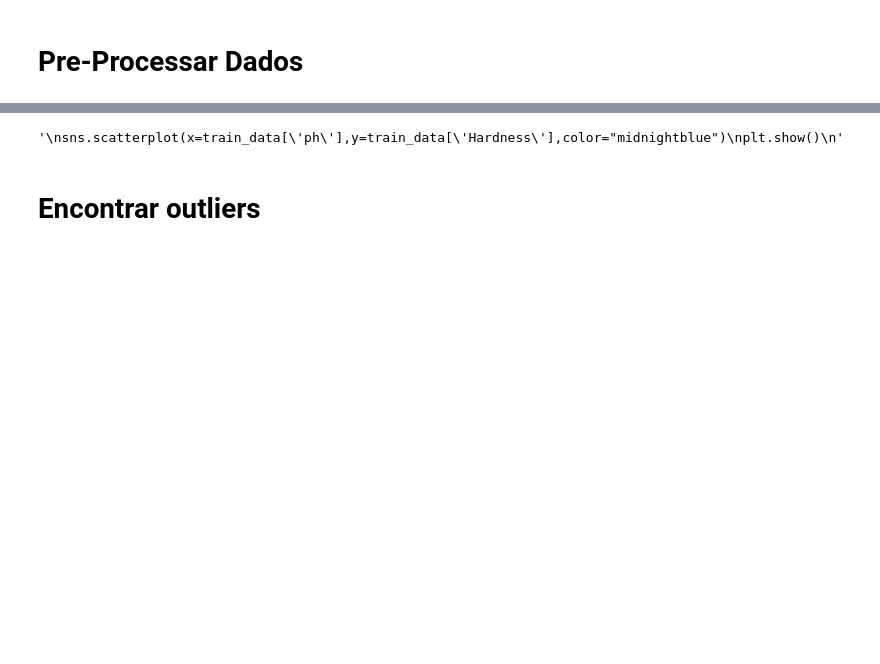
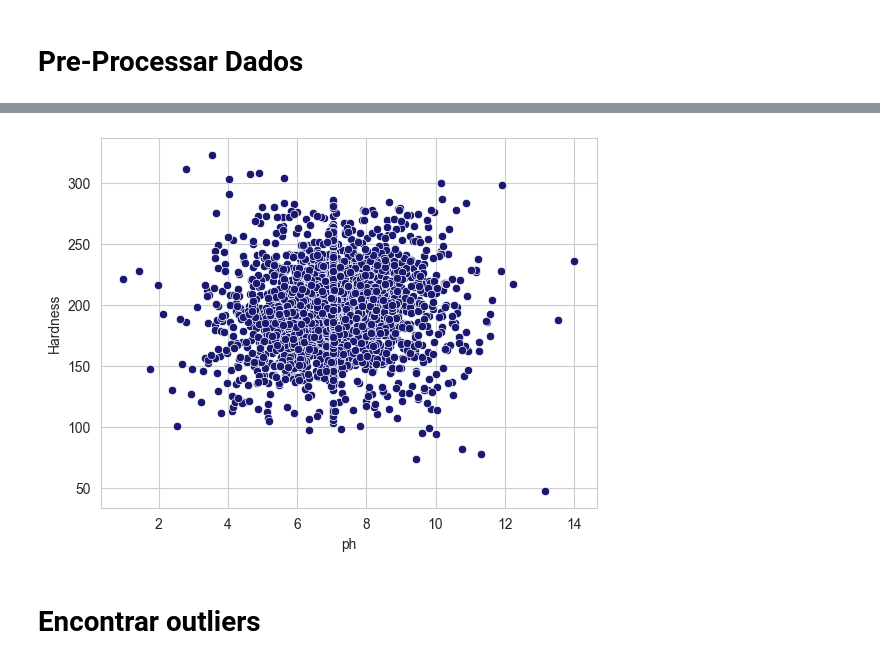
Before and after one commit to RuiPinto96274/backend-flask, a Jupyter notebook: traindata.ipynb, the cells around one changed output, grey strips where cells are left out. Cells and saved outputs as stored; diff of their text form; code cells hidden in the pictures; blank space fills up the shorter version.

```diff
--- a/traindata.ipynb
+++ b/traindata.ipynb
@@ -96,10 +68,9 @@ plt.show()
 # %%
-"""
+
 sns.scatterplot(x=train_data['ph'],y=train_data['Hardness'],color="midnightblue")
 plt.show()
-"""
 # %% [output]
-'\nsns.scatterplot(x=train_data[\'ph\'],y=train_data[\'Hardness\'],color="midnightblue")\nplt.show()\n'
+[figure, added]
 # %% [markdown]
 # Encontrar outliers
 # %%
```
Also changed, not shown: parts of 18 cells of this notebook, 1 other file.
